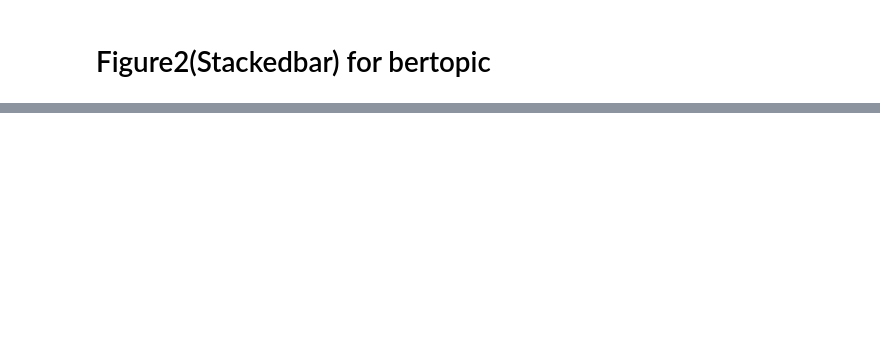
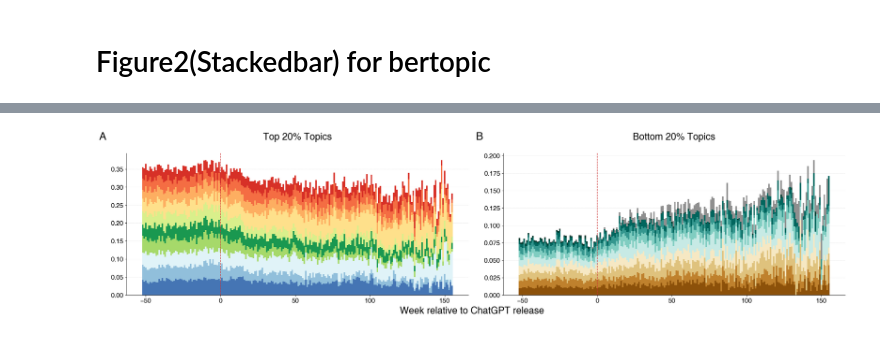
Before and after one commit to myokyunghan/so_data_availability, a Jupyter notebook: run_project/03_visualization/bertopic_run_in_5.ipynb, the cells around one changed output, grey strips where cells are left out. Cells and saved outputs as stored; diff of their text form; code cells hidden in the pictures; blank space fills up the shorter version.

```diff
--- a/run_project/03_visualization/bertopic_run_in_5.ipynb
+++ b/run_project/03_visualization/bertopic_run_in_5.ipynb
@@ -79 +85,12 @@ prop_df['proportion'] = prop_df['cnt']/prop_df['tot_cnt']
+# %%
+prop_df = proportion_calc_for_topic(df, 'rel_week', 'Topic')
+# %%
+top10list, mid30list, bot10list = collect_top_bottom_topic(prop_df, 'rel_week', 'Topic', 'proportion')
+
+list_10 = {'Top 20% Topics' : top10list,
+               'Bottom 20% Topics' : bot10list}
+
+
+df_dict = {'Top 20% Topics'       : prop_df[prop_df['Topic'].isin(top10list)],
+          'Bottom 20% Topics'     : prop_df[prop_df['Topic'].isin(bot10list)]}
 # %%
@@ -108,2 +99,0 @@ def proportion_calc(df):
-# %%
-df_topic_r, df_dict, list_10= proportion_calc(df)
@@ -428,0 +100,26 @@ plt.show()
+# %%
+plot_gen = PlotGen.PlotGen()
+# %%
+fig, axs = plt.subplots(1, 2, figsize=(24, 6), constrained_layout=True)
+
+panel_labels = ['A', 'B', 'C', 'D']
+### stacked topic plots
+for i, (title, proportion) in enumerate(df_dict.items()):
+
+    plot_gen.draw_topic_stack(
+        axs[i],
+        title,
+        panel_labels[i],
+        proportion,
+        list_10[title],
+        color_list[i],
+        alpha_list[i]
+    )
+
+
+fig.supxlabel("Week relative to ChatGPT release", fontsize=22)
+
+plt.savefig(f"{output_dir}{option_dict['model']}_{option_dict['year_range']}", dpi=300, bbox_inches='tight')
+plt.show()
+# %% [output]
+[figure, added]
```
Also changed, not shown: parts of 24 cells of this notebook, 20 other files.
